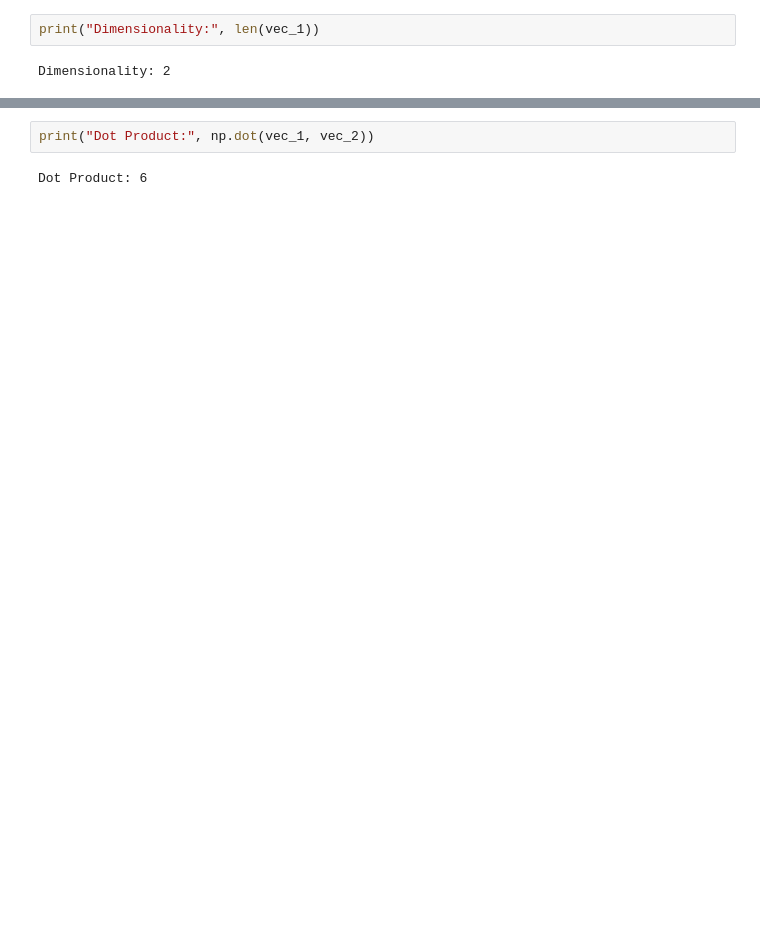
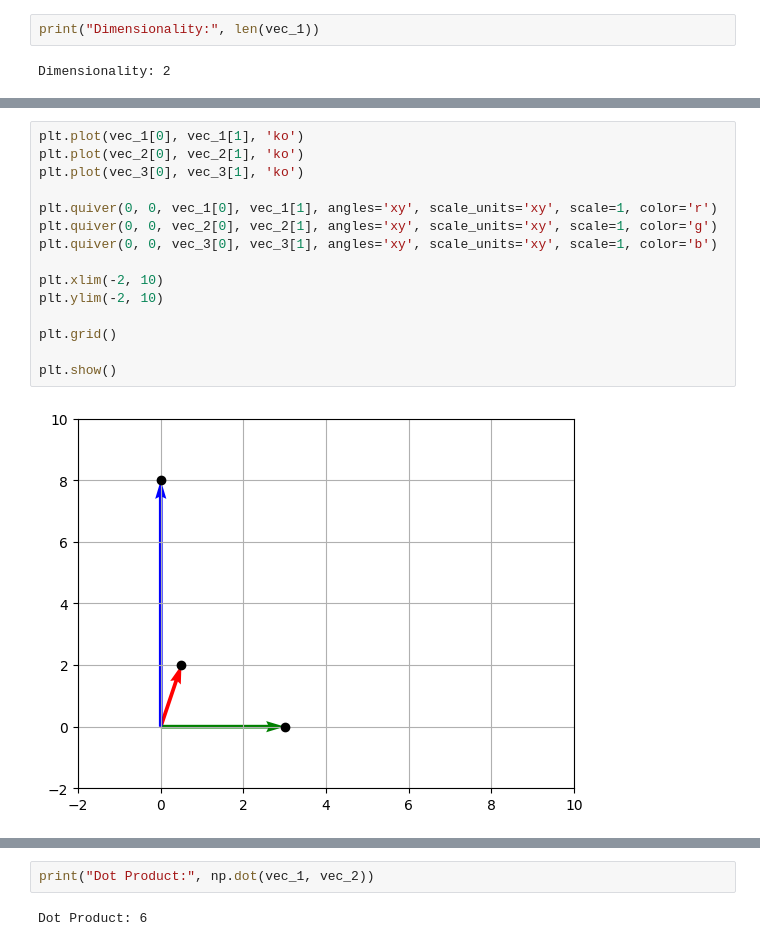
Before and after one commit to bansalkanav/Machine-Learning-Scratch-2-Advance-By-ThatAIGuy, a Jupyter notebook: 04. Supervised Learning/01. Mathematical Foundation - Linear Algebra/1. Linear Algebra/mathematical_foundations_linear_algebra.ipynb, the cells around one changed output, grey strips where cells are left out. Cells and saved outputs as stored; diff of their text form; blank space fills up the shorter version.

```diff
--- a/04. Supervised Learning/01. Mathematical Foundation - Linear Algebra/1. Linear Algebra/mathematical_foundations_linear_algebra.ipynb
+++ b/04. Supervised Learning/01. Mathematical Foundation - Linear Algebra/1. Linear Algebra/mathematical_foundations_linear_algebra.ipynb
@@ -188,0 +178,17 @@ Here are several ways to express the dot product between two vectors:
+# %%
+plt.plot(vec_1[0], vec_1[1], 'ko')
+plt.plot(vec_2[0], vec_2[1], 'ko')
+plt.plot(vec_3[0], vec_3[1], 'ko')
+
+plt.quiver(0, 0, vec_1[0], vec_1[1], angles='xy', scale_units='xy', scale=1, color='r')
+plt.quiver(0, 0, vec_2[0], vec_2[1], angles='xy', scale_units='xy', scale=1, color='g')
+plt.quiver(0, 0, vec_3[0], vec_3[1], angles='xy', scale_units='xy', scale=1, color='b')
+
+plt.xlim(-2, 10)
+plt.ylim(-2, 10)
+
+plt.grid()
+
+plt.show()
+# %% [output]
+[figure, added]
```
Also changed, not shown: parts of 27 cells of this notebook.
